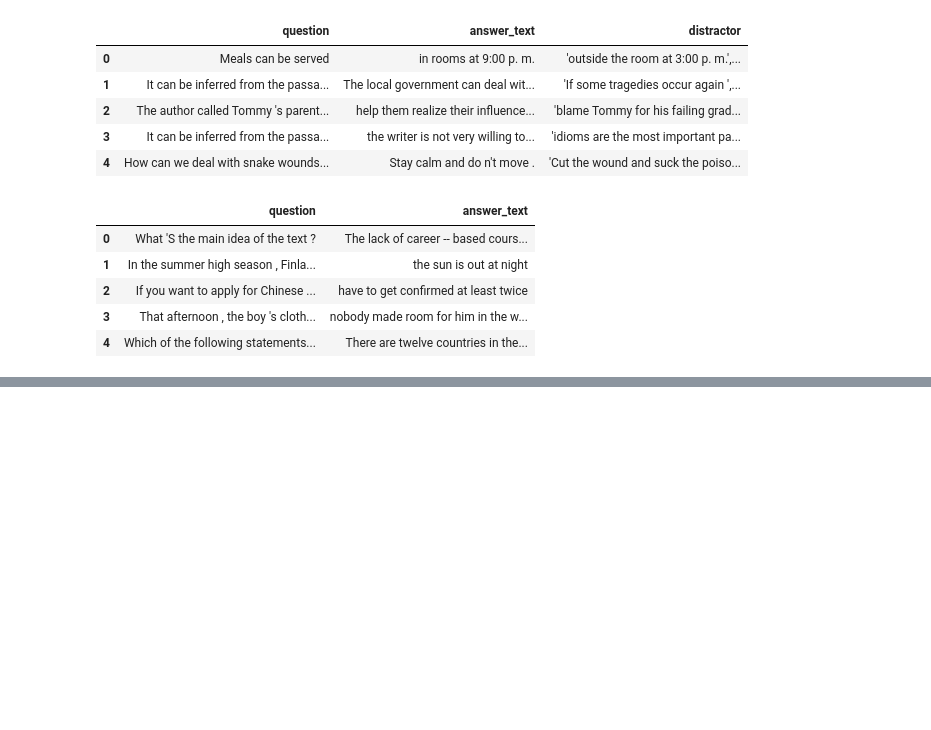
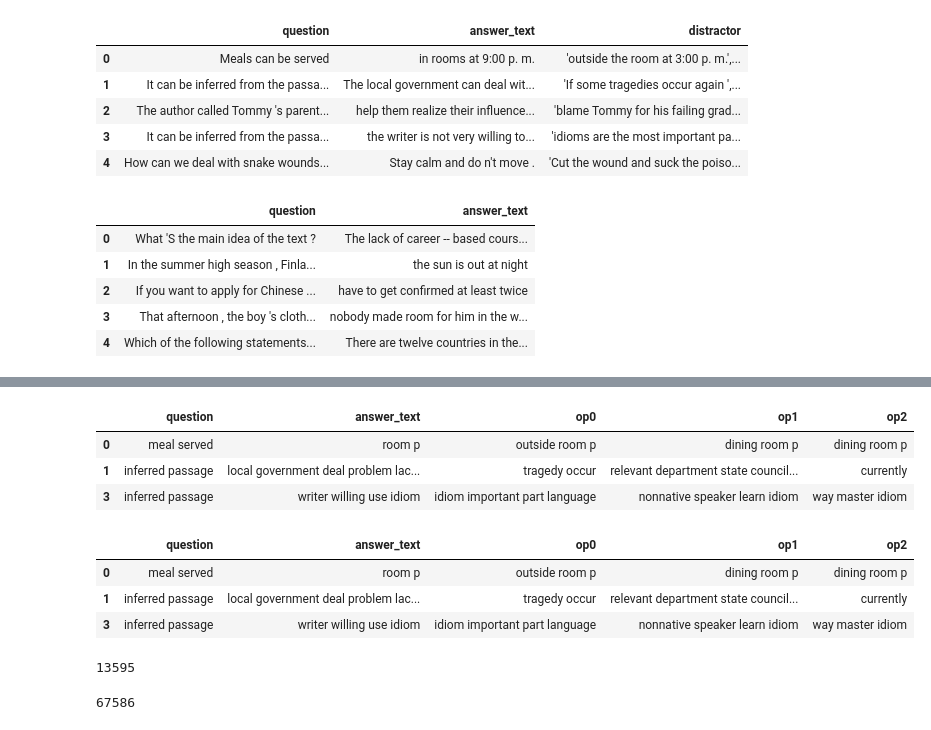
Before and after one commit to RohitPatilRRP/valueLabs, a Jupyter notebook: valueLabs.ipynb, the cells around one changed output, grey strips where cells are left out. Saved outputs shown, nothing was run; the diff lists cells and outputs as text; code cells hidden in the pictures; blank space fills up the shorter version.

```diff
--- a/valueLabs.ipynb
+++ b/valueLabs.ipynb
@@ -87,10 +82,0 @@ See the caveats in the documentation: http://pandas.pydata.org/pandas-docs/stabl
-# %%
-import re
-import csv
-for i in range(0,len(y_train['distractor'])):
-  cStr = y_train['distractor'].iloc[i]
-  newStr = ['{}'.format(x) for x in list(csv.reader([cStr], delimiter=',', quotechar='"'))[0]]
-  y_train['op0'].iloc[i] = newStr[0] if len(newStr) >= 1 else ""
-  y_train['op1'].iloc[i] =  newStr[1] if len(newStr) >= 2 else ""
-  y_train['op2'].iloc[i] = newStr[2] if len(newStr) >= 3 else ""
-  y_train['op3'].iloc[i] = newStr[3] if len(newStr) >= 4 else ""
@@ -128,0 +100,5 @@ newStr
+# %%
+#final training data
+data_train = pd.concat([x_train,y_train],axis=1)
+data_test = pd.concat([x_test,y_test],axis=1)
+data_train.head(3)
@@ -128,0 +110,30 @@ newStr
+# %%
+def dataPreProc(data):
+  del data['distractor']
+  del data['op3']
+  data.replace('', np.nan, inplace=True)
+  data.dropna(inplace=True)
+  for c in data:
+    data[c] = data[c].apply(lambda x:' '.join(x.lower() for x in x.split()))
+    data[c]= data[c].apply(lambda x: ' '.join(x for x in x.split() if x not in string.punctuation))
+    data[c]= data[c].str.replace('[^\w\s]','')
+    data[c]= data[c].apply(lambda x: ' '.join(x for x in x.split() if  not x.isdigit()))
+    data[c] = data[c].apply(lambda x:' '.join(x for x in x.split() if not x in stop))
+    data[c] = data[c].apply(lambda x: " ".join([Word(word).lemmatize() for word in x.split()]))
+  return data
+# %%
+data_train = dataPreProc(data_train)
+data_train.head(3)
+# %% [output]
+|  | question | answer_text | op0 | op1 | op2 |
+| 0 | meal served | room p | outside room p | dining room p | dining room p |
+| 1 | inferred passage | local government deal problem lac... | tragedy occur | relevant department state council... | currently |
+| 3 | inferred passage | writer willing use idiom | idiom important part language | nonnative speaker learn idiom | way master idiom |
+# %%
+data_test = dataPreProc(data_test)
+data_test.head(3)
+# %% [output]
+|  | question | answer_text | op0 | op1 | op2 |
+| 0 | meal served | room p | outside room p | dining room p | dining room p |
+| 1 | inferred passage | local government deal problem lac... | tragedy occur | relevant department state council... | currently |
+| 3 | inferred passage | writer willing use idiom | idiom important part language | nonnative speaker learn idiom | way master idiom |
@@ -128,0 +157,13 @@ newStr
+# %%
+len(total_y)
+# %% [output]
+13595
+# %%
+for c in total_x:
+  tokenizer.fit_on_texts(total_x[c])
+for c in total_y:
+  tokenizer.fit_on_texts(total_y[c])
+vocab_size = len(tokenizer.word_index)+1
+vocab_size
+# %% [output]
+67586
```
Also changed, not shown: parts of 21 cells of this notebook.
